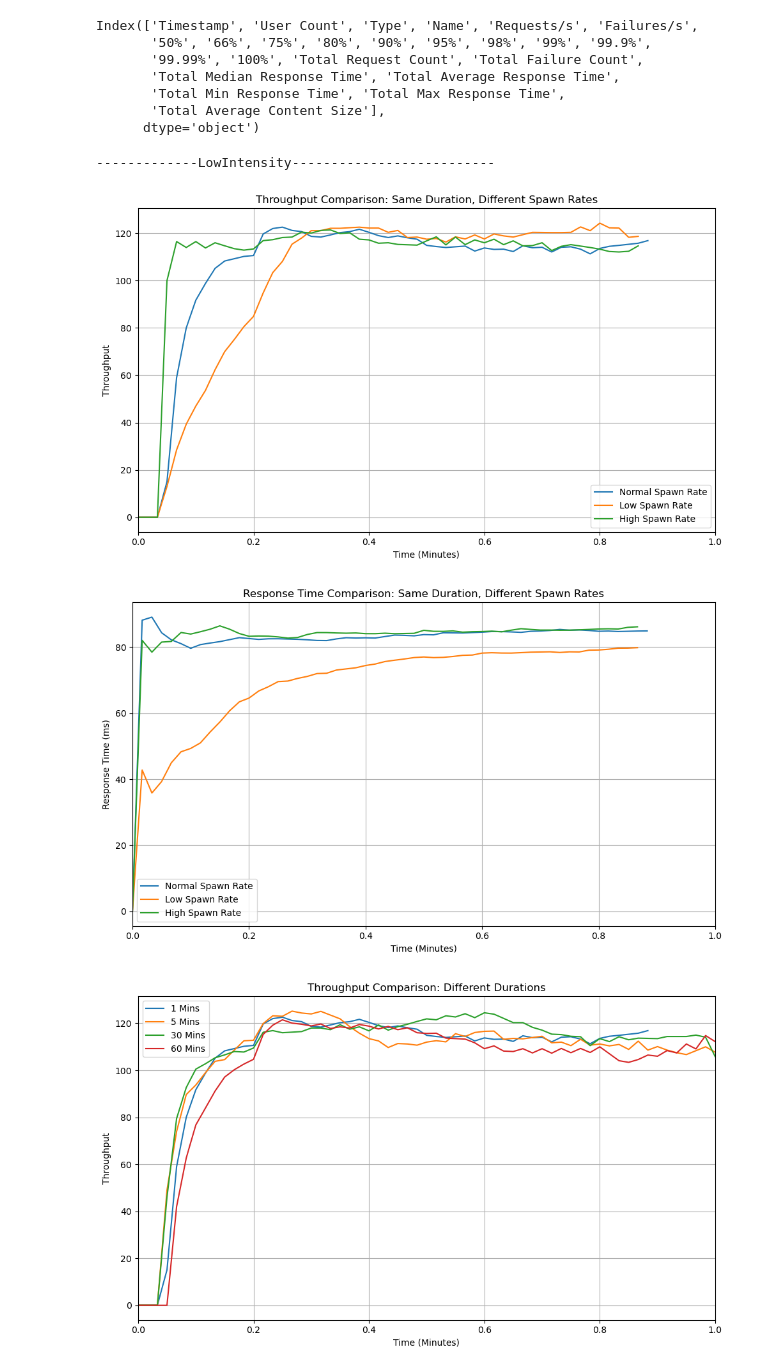
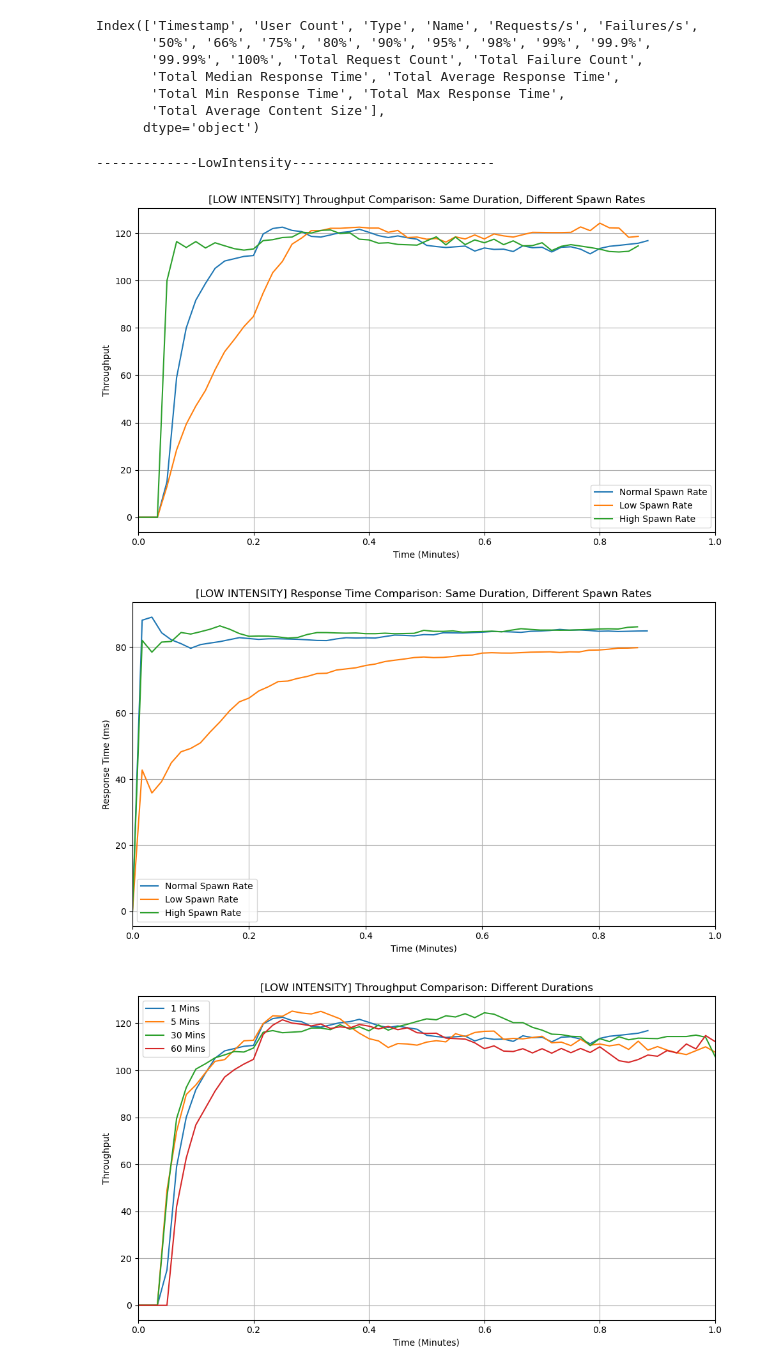
Before and after one commit to zhifanl/SENG533-TeaStore-Evaluation, a Jupyter notebook: locust_data_analysis.ipynb, the cells around one changed output. Drawn from its saved outputs; the diff is of its cells as text; code cells hidden in the pictures.

```diff
--- a/locust_data_analysis.ipynb
+++ b/locust_data_analysis.ipynb
@@ -71,7 +71,7 @@ plot_data(
     ['Normal Spawn Rate', 'Low Spawn Rate', 'High Spawn Rate'],
     'Requests/s',
     'Throughput',
-    'Throughput Comparison: Same Duration, Different Spawn Rates',
+    '[LOW INTENSITY] Throughput Comparison: Same Duration, Different Spawn Rates',
     max_duration= 1
 )
 
@@ -80,7 +80,7 @@ plot_data(
     ['Normal Spawn Rate', 'Low Spawn Rate', 'High Spawn Rate'],
     'Total Average Response Time',
     'Response Time (ms)',
-    'Response Time Comparison: Same Duration, Different Spawn Rates',
+    '[LOW INTENSITY] Response Time Comparison: Same Duration, Different Spawn Rates',
     max_duration= 1
 )
 
@@ -90,7 +90,7 @@ plot_data(
     ['1 Mins', '5 Mins', '30 Mins', '60 Mins'],
     'Requests/s',
     'Throughput',
-    'Throughput Comparison: Different Durations',
+    '[LOW INTENSITY] Throughput Comparison: Different Durations',
     max_duration= 1
 )
 
@@ -99,7 +99,7 @@ plot_data(
     ['1 Mins', '5 Mins', '30 Mins', '60 Mins'],
     'Requests/s',
     'Throughput',
-    'Throughput Comparison: Different Durations',
+    '[LOW INTENSITY] Throughput Comparison: Different Durations',
     max_duration= 10
 )
 
@@ -108,38 +108,38 @@ plot_data(
     ['1 Mins', '5 Mins', '30 Mins', '60 Mins'],
     'Requests/s',
     'Throughput',
-    'Throughput Comparison: Different Durations'
+    '[LOW INTENSITY] Throughput Comparison: Different Durations'
 )
 
 plot_data(
     [data_frames['low']['short'], data_frames['low']['long_5mins'], data_frames['low']['long_30mins'],  data_frames['low']['long_60mins']],
     ['1 Mins', '5 Mins', '30 Mins', '60 Mins'],
     'Total Average Response Time',
     'Response Time (ms)',
-    'Response Time Comparison: Different Durations',
+    '[LOW INTENSITY] Response Time Comparison: Different Durations',
     max_duration= 1
 )
 
 plot_data(
     [data_frames['low']['short'], data_frames['low']['long_5mins'], data_frames['low']['long_30mins'],  data_frames['low']['long_60mins']],
     ['1 Mins', '5 Mins', '30 Mins', '60 Mins'],
     'Total Average Response Time',
     'Response Time (ms)',
-    'Response Time Comparison: Different Durations',
+    '[LOW INTENSITY] Response Time Comparison: Different Durations',
     max_duration= 10
 )
 
 plot_data(
     [data_frames['low']['short'], data_frames['low']['long_5mins'], data_frames['low']['long_30mins'],  data_frames['low']['long_60mins']],
     ['1 Mins', '5 Mins', '30 Mins', '60 Mins'],
     'Total Average Response Time',
     'Response Time (ms)',
-    'Response Time Comparison: Different Durations'
+    '[LOW INTENSITY] Response Time Comparison: Different Durations'
 )
 
 print("---------------------------------------------------")
 # %% [output]
 -------------LowIntensity--------------------------
-[figure, old version]
+[figure, new version]
-[figure, old version]
+[figure, new version]
-[figure, old version]
+[figure, new version]
```
Also changed, not shown: parts of 3 cells of this notebook, 12 other files.
